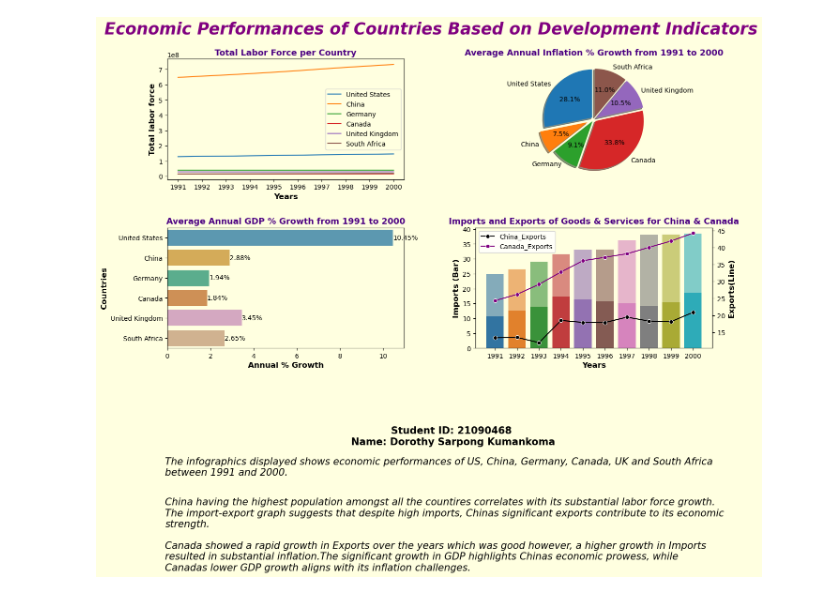
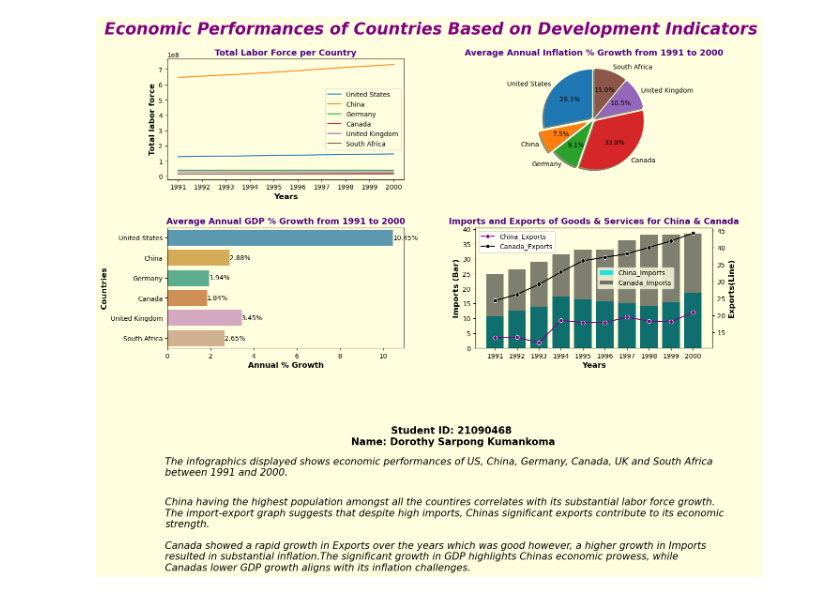
Before and after one commit to 01DorSarpong/Economic_Indicators_Infographics, a Jupyter notebook: Jupyter_V1.ipynb, the cells around one changed output. Saved outputs shown, nothing was run; the diff lists cells and outputs as text; code cells hidden in the pictures.

```diff
--- a/Jupyter_V1.ipynb
+++ b/Jupyter_V1.ipynb
@@ -94,40 +94,45 @@ for idx, value in enumerate(avg_gdp):
 axes[1, 0].set(facecolor='lightyellow')
 
 # Subplot 4: Bar and Line plot for Imports and Exports of China
-sns.barplot(y=imports['China'], x=years, alpha=1,
+sns.barplot(y=imports['China'], x=years,color='cyan', label = 'China_Imports',
             ax=axes[1, 1])
-sns.barplot(y=imports['Canada'], x=years, alpha=0.6,
+sns.barplot(y=imports['Canada'], x=years, alpha=0.5, color='black', label = 'Canada_Imports',
             ax=axes[1, 1])
 axes[1, 1].set_ylabel('Imports (Bar)', fontsize=12,  fontweight='bold')
 axes[1, 1].set_xlabel('Years', fontsize=12,  fontweight='bold')
 axes2 = axes[1, 1].twinx()
 sns.lineplot(y=exports['China'], x=years, ax=axes2, marker='o', label='China_Exports',
+             color='purple')
+sns.lineplot(y=exports['Canada'], x=years, ax=axes2, marker='o', label='Canada_Exports',
              color='black')
-sns.lineplot(y=exports['Canada'], x=years, ax=axes2, marker='o', label='Canada_Exports',
-             color='purple')
 axes2.set_ylabel('Exports(Line)', fontsize=12,  fontweight='bold')
 axes[1, 1].set_title('Imports and Exports of Goods & Services for China & Canada',
                      fontsize=13, fontweight='bold', color='indigo')
 axes[1, 1].set(facecolor='lightyellow')
+
+# Adding the legend for bar plot
+lines, labels = axes[1, 1].get_legend_handles_labels()
+axes[1, 1].legend(lines, labels, loc='upper left', bbox_to_anchor=(0.5, 0.7),
+                  facecolor='lightyellow')
 
 # Adjust layout
 plt.tight_layout(rect=[0,0,1,0.8])
 plt.text(-1.9,-18,
 'Student ID: 21090468 \nName: Dorothy Sarpong Kumankoma', horizontalalignment='center',
  fontsize=15, fontweight='bold')
 
 plt.text(-15,-27,
 'The infographics displayed shows economic performances of US, China, Germany, '
 'Canada, UK and South Africa\nbetween 1991 and 2000.', fontsize=15, fontstyle='italic')
 
 plt.text(-15,-55,
 'China having the highest population amongst all the countires correlates with its substantial labor force growth.\n'
 'The import-export graph suggests that despite high imports, Chinas significant exports contribute to its economic \nstrength.'
 '\n\nCanada showed a rapid growth in Exports over the years which was good however, a higher growth in Imports \n'
 'resulted in substantial inflation.'
 'The significant growth in GDP highlights Chinas economic prowess, while \nCanadas lower GDP growth aligns with '
 'its inflation challenges.', fontsize=15, fontstyle='italic')
 
 plt.show()
 # %% [output]
-[figure, old version]
+[figure, new version]
```
